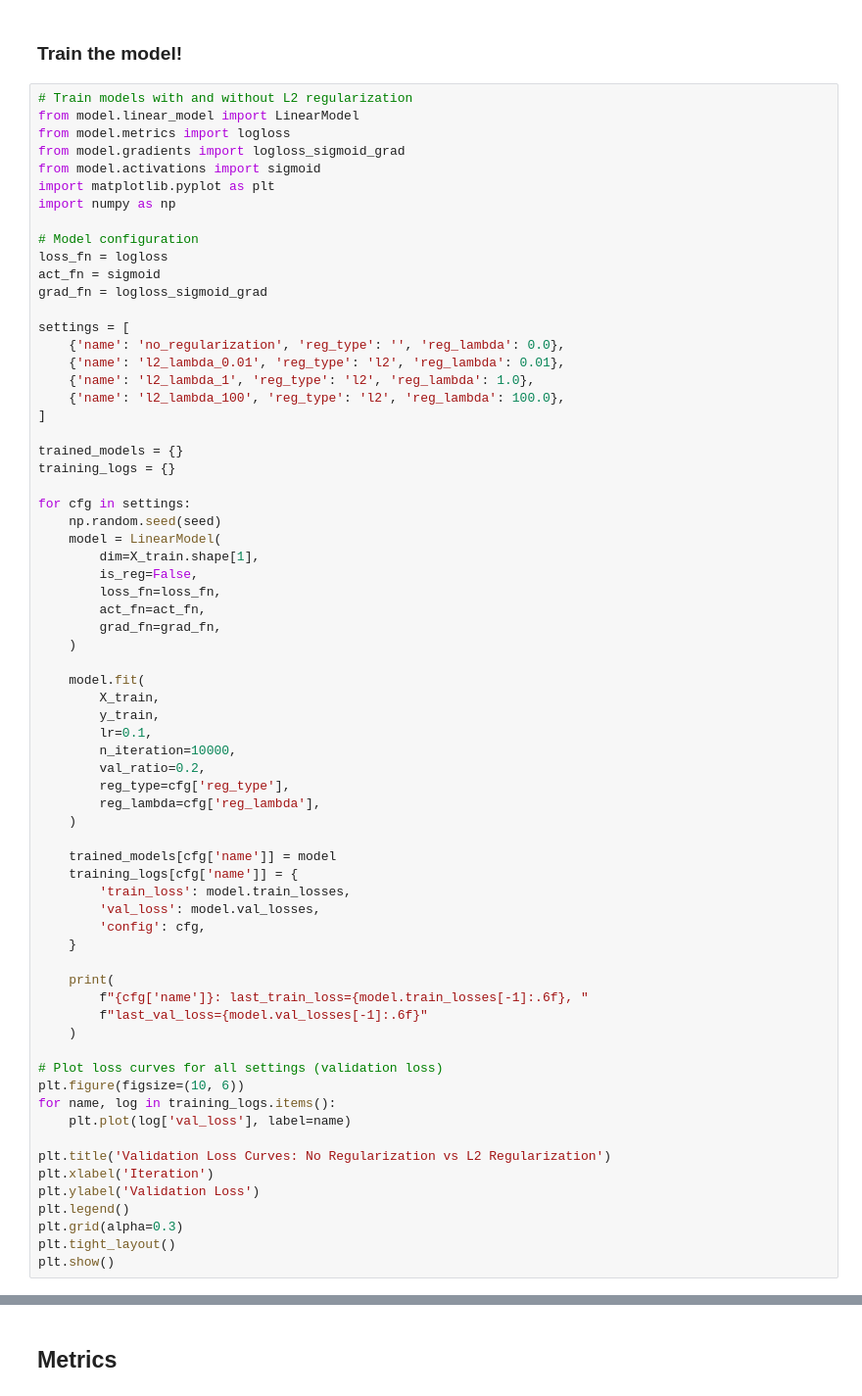
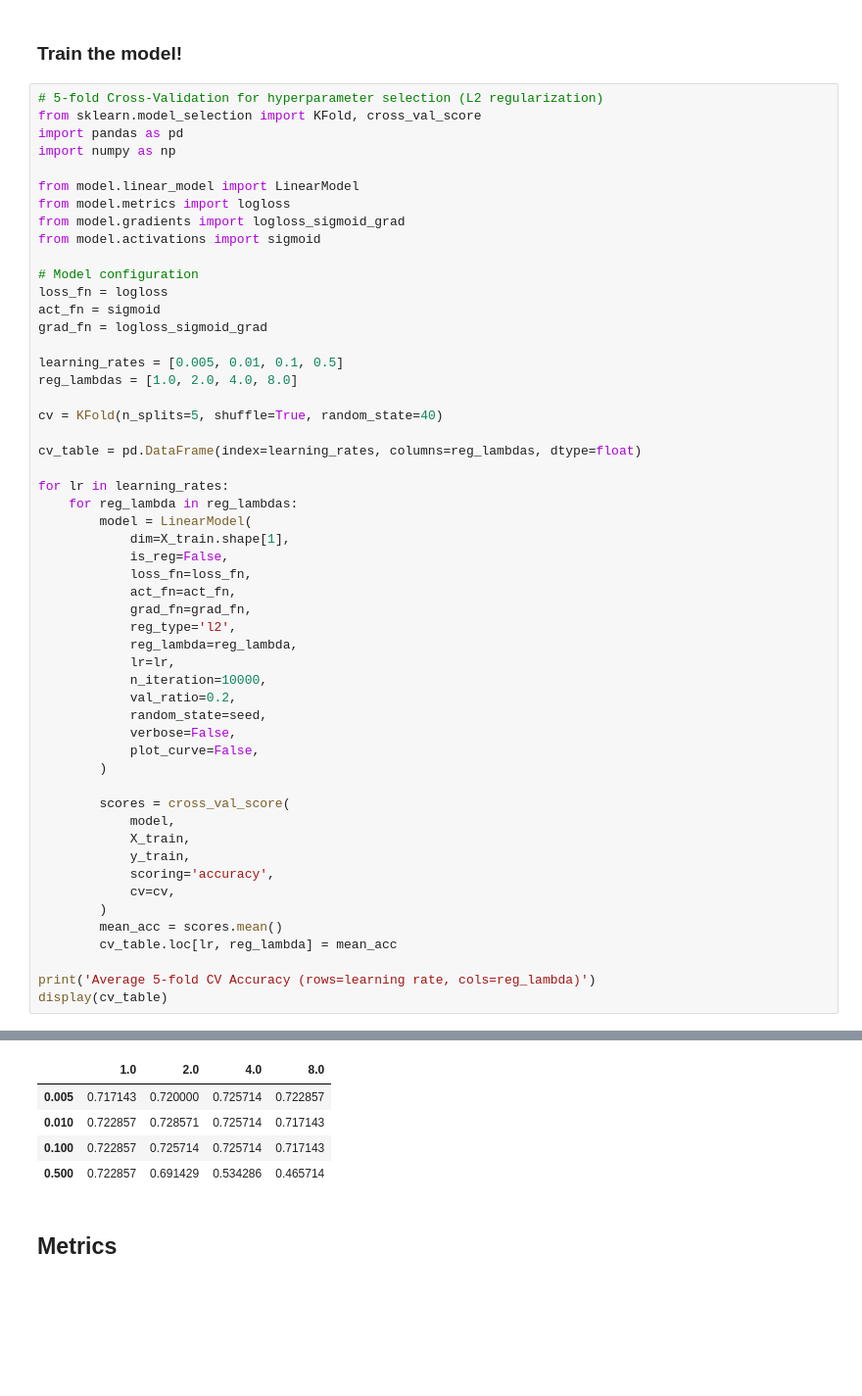
Before and after one commit to minhman293/DM2026-Assignment-1-2, a Jupyter notebook: Real_World_Classification.ipynb, the cells around one changed output, grey strips where cells are left out. Shown at 98% size. Saved outputs shown, nothing was run; the diff lists cells and outputs as text; blank space fills up the shorter version.

```diff
--- a/Real_World_Classification.ipynb
+++ b/Real_World_Classification.ipynb
@@ -221,71 +221,56 @@ Train shape: (350, 70) | Test shape: (150, 70)
 # %% [markdown]
 ### Train the model!
 # %%
-# Train models with and without L2 regularization
+# 5-fold Cross-Validation for hyperparameter selection (L2 regularization)
+from sklearn.model_selection import KFold, cross_val_score
+import pandas as pd
+import numpy as np
+
 from model.linear_model import LinearModel
 from model.metrics import logloss
 from model.gradients import logloss_sigmoid_grad
 from model.activations import sigmoid
-import matplotlib.pyplot as plt
-import numpy as np
 
 # Model configuration
 loss_fn = logloss
 act_fn = sigmoid
 grad_fn = logloss_sigmoid_grad
 
-settings = [
-    {'name': 'no_regularization', 'reg_type': '', 'reg_lambda': 0.0},
-    {'name': 'l2_lambda_0.01', 'reg_type': 'l2', 'reg_lambda': 0.01},
-    {'name': 'l2_lambda_1', 'reg_type': 'l2', 'reg_lambda': 1.0},
-    {'name': 'l2_lambda_100', 'reg_type': 'l2', 'reg_lambda': 100.0},
-]
+learning_rates = [0.005, 0.01, 0.1, 0.5]
+reg_lambdas = [1.0, 2.0, 4.0, 8.0]
 
-trained_models = {}
-training_logs = {}
+cv = KFold(n_splits=5, shuffle=True, random_state=40)
 
-for cfg in settings:
-    np.random.seed(seed)
-    model = LinearModel(
-        dim=X_train.shape[1],
-        is_reg=False,
-        loss_fn=loss_fn,
-        act_fn=act_fn,
-        grad_fn=grad_fn,
-    )
+cv_table = pd.DataFrame(index=learning_rates, columns=reg_lambdas, dtype=float)
 
-    model.fit(
-        X_train,
-        y_train,
-        lr=0.1,
-        n_iteration=10000,
-        val_ratio=0.2,
-        reg_type=cfg['reg_type'],
-        reg_lambda=cfg['reg_lambda'],
-    )
+for lr in learning_rates:
+    for reg_lambda in reg_lambdas:
+        model = LinearModel(
+            dim=X_train.shape[1],
+            is_reg=False,
+            loss_fn=loss_fn,
+            act_fn=act_fn,
+            grad_fn=grad_fn,
+            reg_type='l2',
+            reg_lambda=reg_lambda,
+            lr=lr,
+            n_iteration=10000,
+            val_ratio=0.2,
+            random_state=seed,
+            verbose=False,
+            plot_curve=False,
+        )
 
-    trained_models[cfg['name']] = model
-    training_logs[cfg['name']] = {
-        'train_loss': model.train_losses,
-        'val_loss': model.val_losses,
-        'config': cfg,
-    }
+        scores = cross_val_score(
+            model,
+            X_train,
+            y_train,
+            scoring='accuracy',
+            cv=cv,
+        )
+        mean_acc = scores.mean()
+        cv_table.loc[lr, reg_lambda] = mean_acc
 
-    print(
-        f"{cfg['name']}: last_train_loss={model.train_losses[-1]:.6f}, "
-        f"last_val_loss={model.val_losses[-1]:.6f}"
-    )
-
-# Plot loss curves for all settings (validation loss)
-plt.figure(figsize=(10, 6))
-for name, log in training_logs.items():
-    plt.plot(log['val_loss'], label=name)
-
-plt.title('Validation Loss Curves: No Regularization vs L2 Regularization')
-plt.xlabel('Iteration')
-plt.ylabel('Validation Loss')
-plt.legend()
-plt.grid(alpha=0.3)
-plt.tight_layout()
-plt.show()
+print('Average 5-fold CV Accuracy (rows=learning rate, cols=reg_lambda)')
+display(cv_table)
 # %% [output]
@@ -366,3 +278,8 @@ l2_lambda_100: last_train_loss=0.674749, last_val_loss=0.683930
+|  | 1.0 | 2.0 | 4.0 | 8.0 |
+| 0.005 | 0.717143 | 0.720000 | 0.725714 | 0.722857 |
+| 0.010 | 0.722857 | 0.728571 | 0.725714 | 0.717143 |
+| 0.100 | 0.722857 | 0.725714 | 0.725714 | 0.717143 |
+| 0.500 | 0.722857 | 0.691429 | 0.534286 | 0.465714 |
 # %% [markdown]
 ## Metrics
 # %%
```
Also changed, not shown: parts of 2 cells of this notebook.
